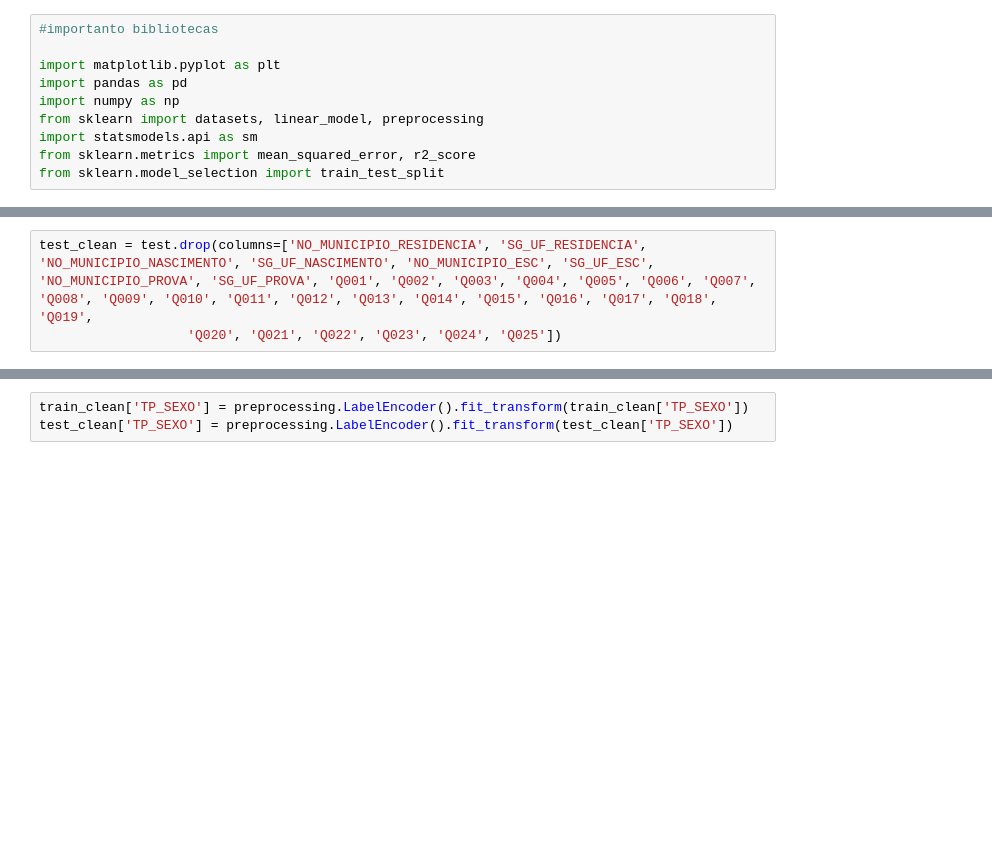
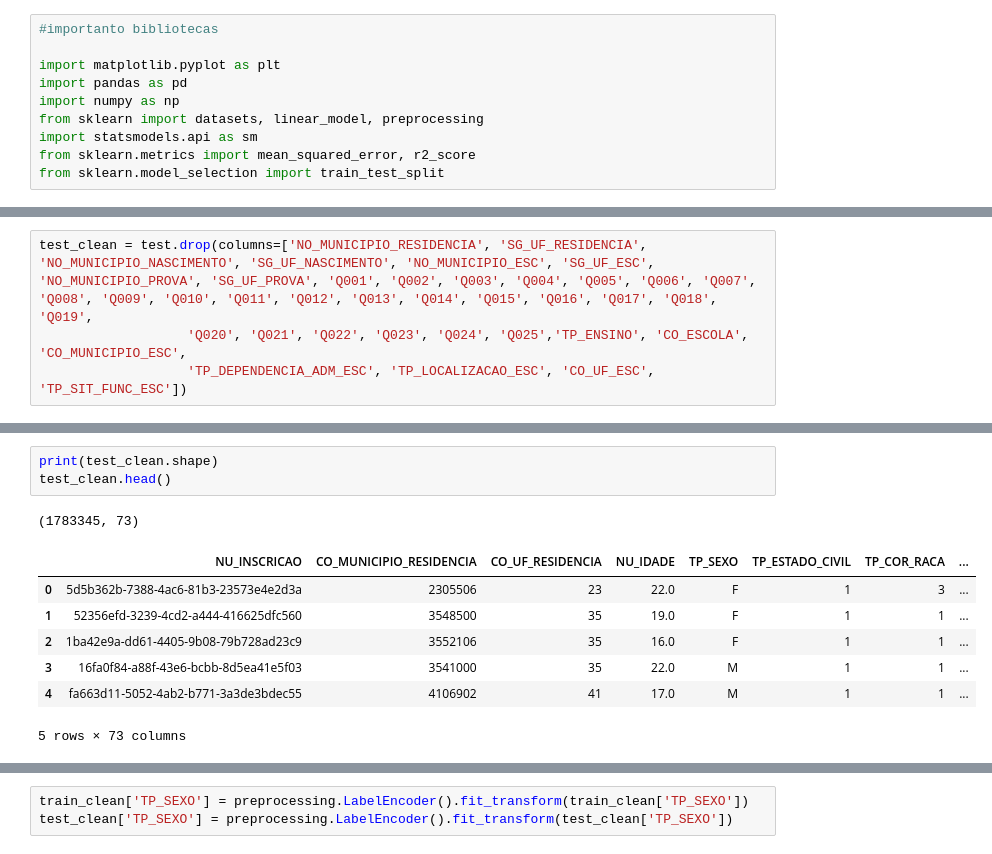
Before and after one commit to modestto/Kaggle-ML---ENEM, a Jupyter notebook: ML_ENEM.ipynb, the cells around one changed output, grey strips where cells are left out. Drawn from its saved outputs; the diff is of its cells as text; blank space fills up the shorter version.

```diff
--- a/ML_ENEM.ipynb
+++ b/ML_ENEM.ipynb
@@ -42,3 +72,4 @@ train_clean = train.drop(columns=['NO_MUNICIPIO_RESIDENCIA', 'SG_UF_RESIDENCIA',
 # %%
 test_clean = test.drop(columns=['NO_MUNICIPIO_RESIDENCIA', 'SG_UF_RESIDENCIA', 'NO_MUNICIPIO_NASCIMENTO', 'SG_UF_NASCIMENTO', 'NO_MUNICIPIO_ESC', 'SG_UF_ESC', 'NO_MUNICIPIO_PROVA', 'SG_UF_PROVA', 'Q001', 'Q002', 'Q003', 'Q004', 'Q005', 'Q006', 'Q007', 'Q008', 'Q009', 'Q010', 'Q011', 'Q012', 'Q013', 'Q014', 'Q015', 'Q016', 'Q017', 'Q018', 'Q019',
-                   'Q020', 'Q021', 'Q022', 'Q023', 'Q024', 'Q025'])
+                   'Q020', 'Q021', 'Q022', 'Q023', 'Q024', 'Q025','TP_ENSINO', 'CO_ESCOLA', 'CO_MUNICIPIO_ESC',
+                   'TP_DEPENDENCIA_ADM_ESC', 'TP_LOCALIZACAO_ESC', 'CO_UF_ESC', 'TP_SIT_FUNC_ESC'])
@@ -44,0 +88,12 @@ test_clean = test.drop(columns=['NO_MUNICIPIO_RESIDENCIA', 'SG_UF_RESIDENCIA', '
+# %%
+print(test_clean.shape)
+test_clean.head()
+# %% [output]
+(1783345, 73)
+|  | NU_INSCRICAO | CO_MUNICIPIO_RESIDENCIA | CO_UF_RESIDENCIA | NU_IDADE | TP_SEXO | TP_ESTADO_CIVIL | TP_COR_RACA | ... |
+| 0 | 5d5b362b-7388-4ac6-81b3-23573e4e2d3a | 2305506 | 23 | 22.0 | F | 1 | 3 | ... |
+| 1 | 52356efd-3239-4cd2-a444-416625dfc560 | 3548500 | 35 | 19.0 | F | 1 | 1 | ... |
+| 2 | 1ba42e9a-dd61-4405-9b08-79b728ad23c9 | 3552106 | 35 | 16.0 | F | 1 | 1 | ... |
+| 3 | 16fa0f84-a88f-43e6-bcbb-8d5ea41e5f03 | 3541000 | 35 | 22.0 | M | 1 | 1 | ... |
+| 4 | fa663d11-5052-4ab2-b771-3a3de3bdec55 | 4106902 | 41 | 17.0 | M | 1 | 1 | ... |
+5 rows × 73 columns
```
Also changed, not shown: parts of 20 cells of this notebook.
